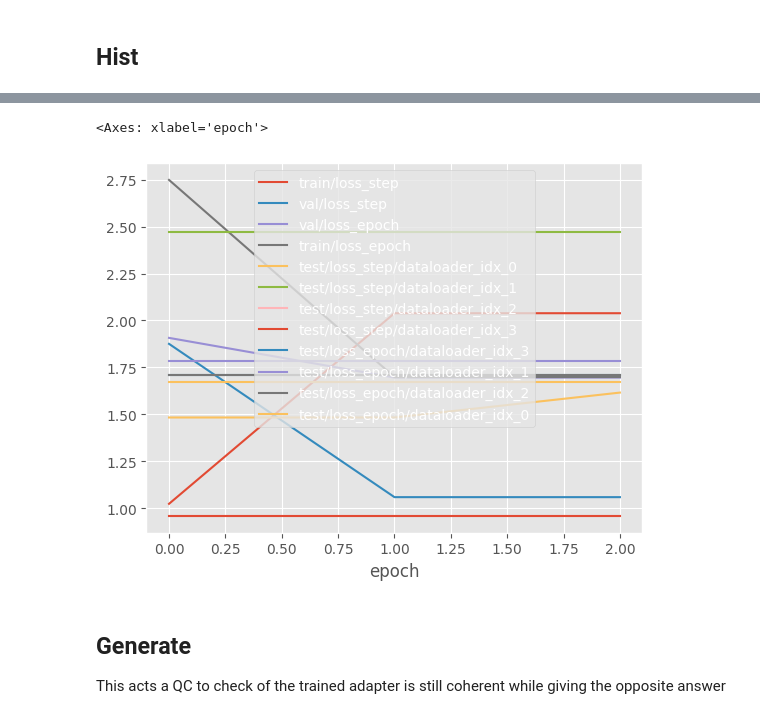
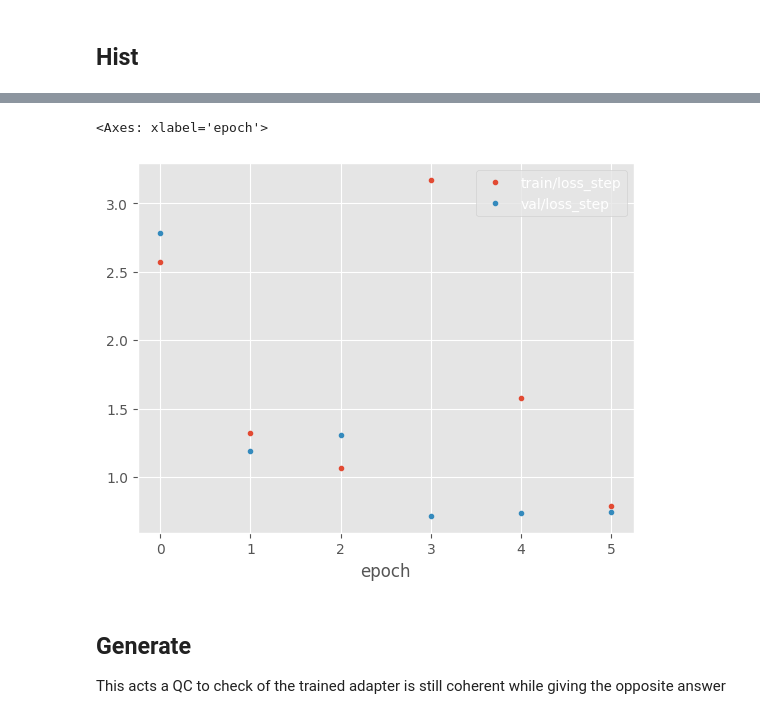
Before and after one commit to wassname/LoRA_are_lie_detectors, a Jupyter notebook: notebooks/03_mjc_ltold_to_lie_loss.ipynb, the cells around one changed output, grey strips where cells are left out. Cells and saved outputs as stored; diff of their text form; code cells hidden in the pictures.

```diff
--- a/notebooks/03_mjc_ltold_to_lie_loss.ipynb
+++ b/notebooks/03_mjc_ltold_to_lie_loss.ipynb
@@ -80,7 +80,7 @@ from src.models.phi.model_phi import PhiForCausalLMWHS
 ## Parameters
 # %%
 # params
-max_epochs = 2
+max_epochs = 6
 device = "cuda:0"
 
 cfg = ExtractConfig(
@@ -356,8 +351,8 @@ df_hist
-# %%
-df_histe.drop(columns=["step"]).plot()
-# %% [output]
-<Axes: xlabel='epoch'>
-[figure, removed]
+# %%
+df_histe[["train/loss_step", "val/loss_step"]].plot(style=".")
+# %% [output]
+<Axes: xlabel='epoch'>
+[figure, added]
 # %% [markdown]
 ## Generate
 
```
Also changed, not shown: parts of 22 cells of this notebook, 8 other files.
